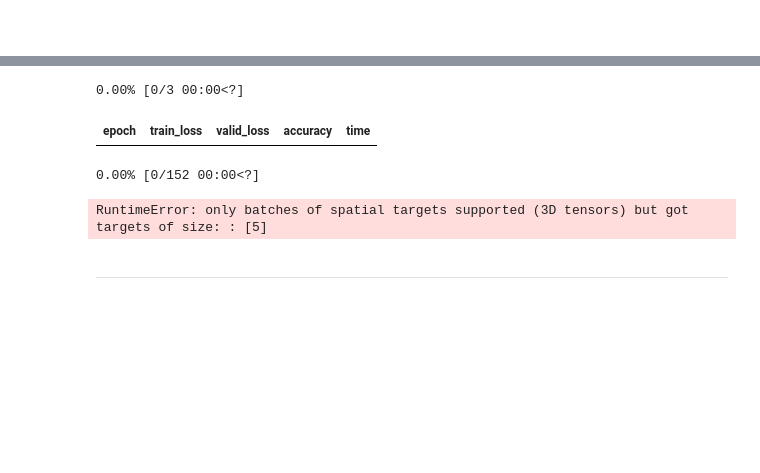
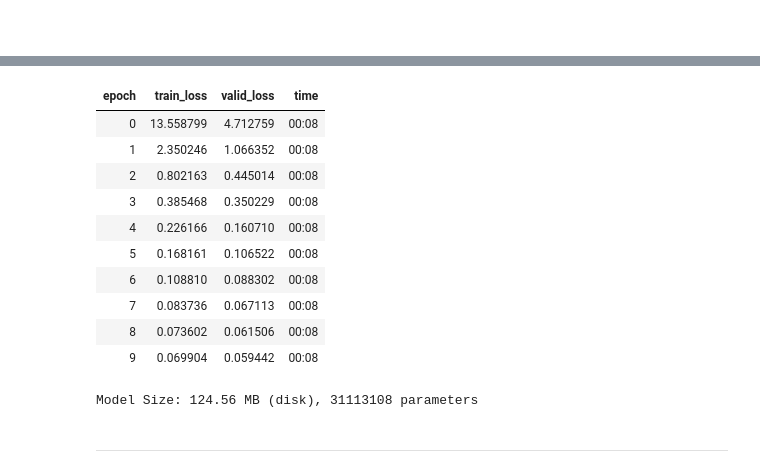
Before and after one commit to ninjalabo/hsicomp, a Jupyter notebook: nbs/ARAD1K_HSCNN_Compression.ipynb, the cells around one changed output, grey strips where cells are left out. Drawn from its saved outputs; the diff is of its cells as text; code cells hidden in the pictures; blank space fills up the shorter version.

```diff
--- a/nbs/ARAD1K_HSCNN_Compression.ipynb
+++ b/nbs/ARAD1K_HSCNN_Compression.ipynb
@@ -199,0 +368,49 @@ TypeError: forward() got an unexpected keyword argument 'pretrained'
+# %%
+
+#| eval: false
+
+
+from fastai.vision.all import *
+from fastai.callback.all import *
+from fastai.vision.models.unet import DynamicUnet
+from torchvision.models import resnet18
+
+# Step 1: Define the student model with Tiny U-Net structure
+# Use only the feature layers (up to the last convolution) of ResNet-18 as the encoder
+encoder = nn.Sequential(*list(resnet18(pretrained=True).children())[:-2])  # Remove the last fully connected layers
+student_model = DynamicUnet(encoder, n_out=3, img_size=(64, 64))  # Match output channels for your task
+
+# Step 2: Define the Learner for the student model
+# Set a suitable loss function for image-to-image tasks like MSELoss
+student = Learner(
+    dls,
+    student_model,
+    loss_func=MSELoss()#,
+    # metrics=[PSNR()]  # PSNR (Peak Signal-to-Noise Ratio) can be useful for image quality
+)
+
+# Step 3: Initialize the KnowledgeDistillationCallback
+# Assuming `teacher` is the pre-trained HSCNN_Plus model
+kd_cb = KnowledgeDistillationCallback(teacher.model, SoftTarget)
+
+# Step 4: Train the student model with knowledge distillation
+student.fit_one_cycle(10, 1e-4, cbs=kd_cb)
+# %% [output]
+| epoch | train_loss | valid_loss | time |
+| 0 | 13.558799 | 4.712759 | 00:08 |
+| 1 | 2.350246 | 1.066352 | 00:08 |
+| 2 | 0.802163 | 0.445014 | 00:08 |
+| 3 | 0.385468 | 0.350229 | 00:08 |
+| 4 | 0.226166 | 0.160710 | 00:08 |
+| 5 | 0.168161 | 0.106522 | 00:08 |
+| 6 | 0.108810 | 0.088302 | 00:08 |
+| 7 | 0.083736 | 0.067113 | 00:08 |
+| 8 | 0.073602 | 0.061506 | 00:08 |
+| 9 | 0.069904 | 0.059442 | 00:08 |
+# %%
+#| eval: false
+num_parameters = get_num_parameters(student.model)
+disk_size = get_model_size(student.model)
+print(f"Model Size: {disk_size / 1e6:.2f} MB (disk), {num_parameters} parameters")
+# %% [output]
+Model Size: 124.56 MB (disk), 31113108 parameters
@@ -200,8 +426,8 @@ TypeError: forward() got an unexpected keyword argument 'pretrained'
 # %%
-teacher = Learner(dls, model, loss_func=nn.CrossEntropyLoss(), metrics=[accuracy])
-teacher.fit_one_cycle(3, 1e-4)
+#| eval: false
+# from torch.nn import MSELoss  # Use Mean Squared Error as loss function for image-to-image tasks
+# model = HSCNN_Plus(in_channels=3, out_channels=3, num_blocks=10)  # Reduce num_blocks
+
+# # Define the Learner with MSE loss
+# learn = Learner(dls, model, loss_func=MSELoss()).to_fp16()
+# learn.fit_one_cycle(10, 1e-4)
-# %% [output]
-0.00% [0/3 00:00<?]
-| epoch | train_loss | valid_loss | accuracy | time |
-0.00% [0/152 00:00<?]
-RuntimeError: only batches of spatial targets supported (3D tensors) but got targets of size: : [5]
```
Also changed, not shown: parts of 70 cells of this notebook.
